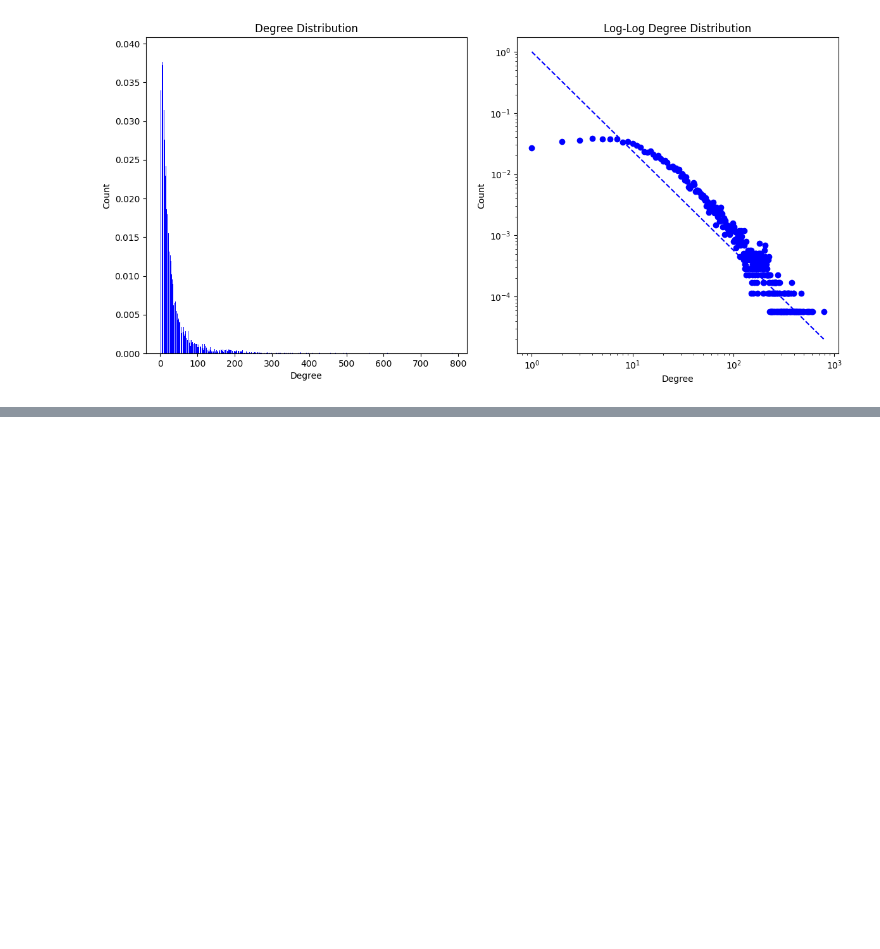
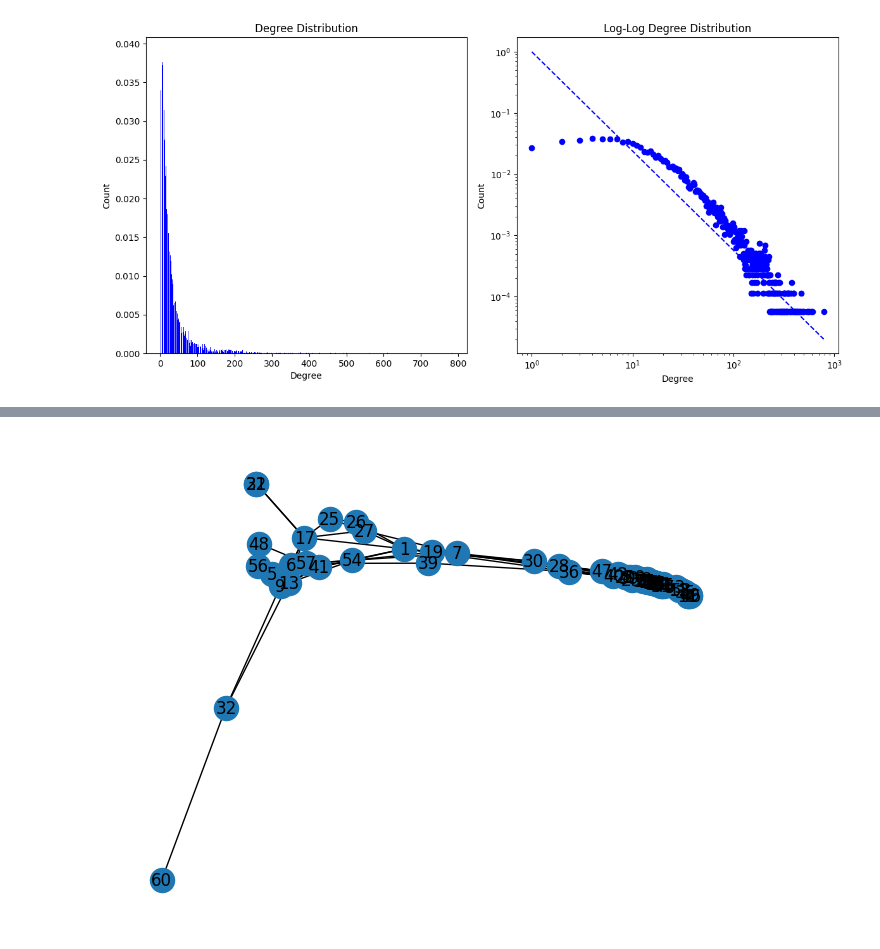
Before and after one commit to JanezSedeljsak/network-utils, a Jupyter notebook: test.ipynb, the cells around one changed output, grey strips where cells are left out. Cells and saved outputs as stored; diff of their text form; code cells hidden in the pictures; blank space fills up the shorter version.

```diff
--- a/test.ipynb
+++ b/test.ipynb
@@ -99,0 +114,6 @@ plot_deg(gi)
+# %%
+pos = nx.spectral_layout(networkx_graph)
+nx.draw(networkx_graph, pos, with_labels=True)
+plt.show()
+# %% [output]
+[figure, added]
```
Also changed, not shown: parts of 8 cells of this notebook, 4 other files.
